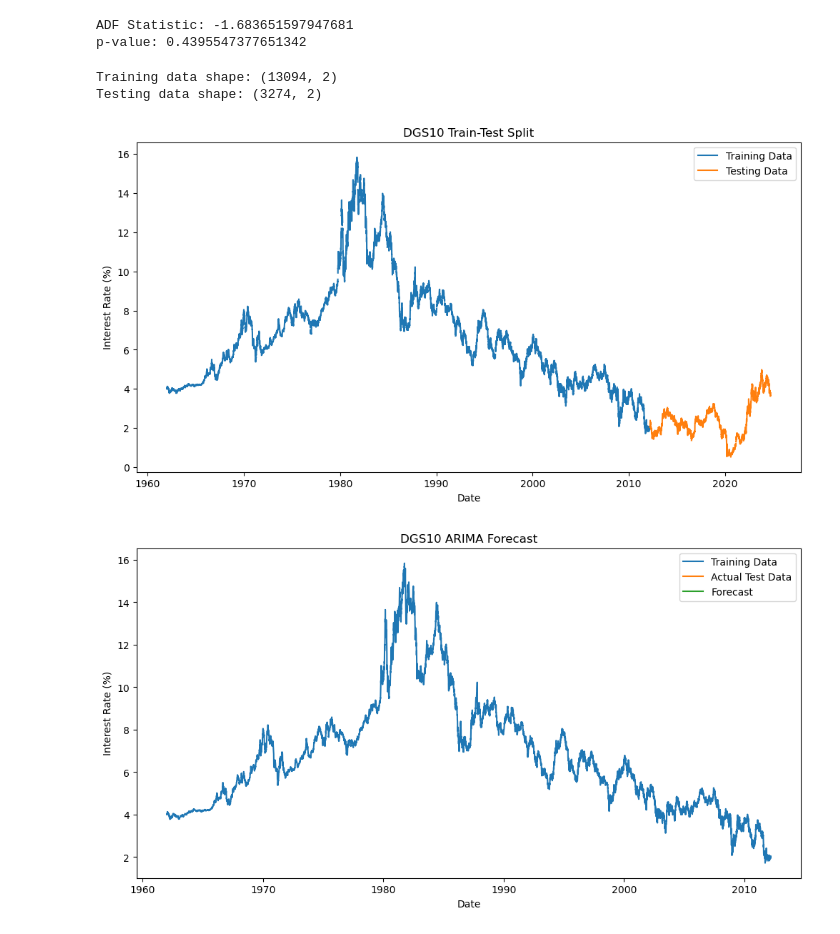
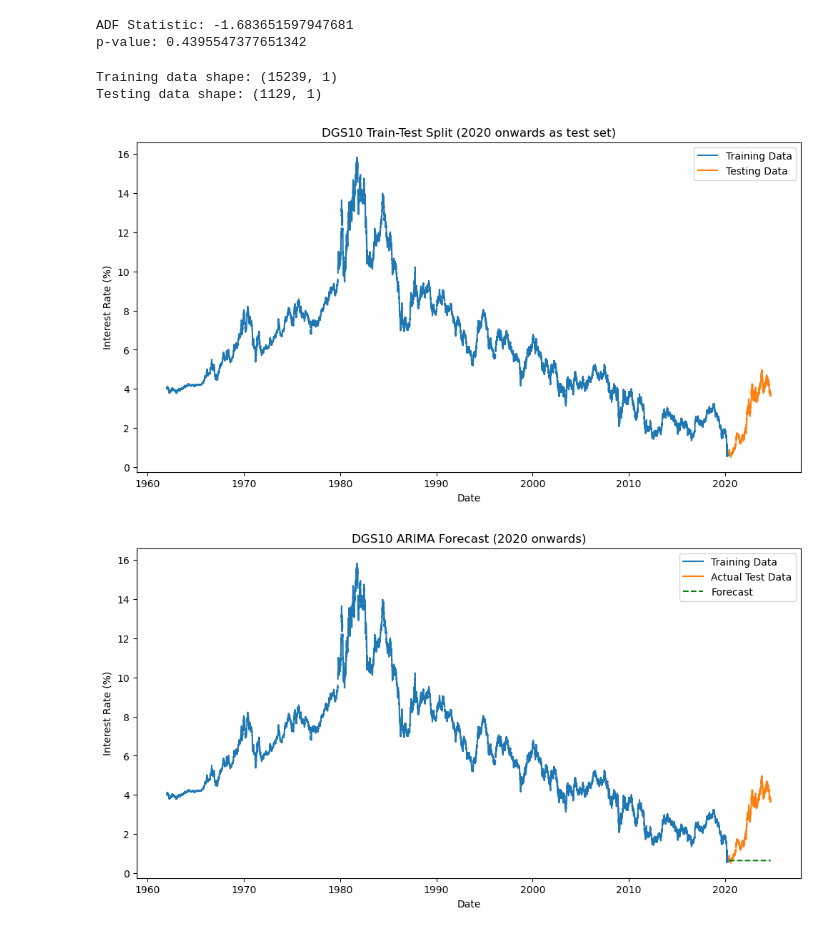
Before and after one commit to baublyte/DGS10-forecasting, a Jupyter notebook: Future loan demand or interest rates.ipynb, the cells around one changed output. Saved outputs shown, nothing was run; the diff lists cells and outputs as text; code cells hidden in the pictures.

```diff
--- a/Future loan demand or interest rates.ipynb
+++ b/Future loan demand or interest rates.ipynb
@@ -55,21 +55,17 @@ print(f'p-value: {adf_result[1]}')
 ADF Statistic: -1.683651597947681
 p-value: 0.4395547377651342
 # %%
+# Convert 'Date' to datetime if it's not already
+data['Date'] = pd.to_datetime(data['Date'])
+
 # Sort the data by date to ensure chronological order
 data = data.sort_values('Date')
 
-# Define the split point (e.g., use the last 20% of the data for testing)
-split_point = int(len(data) * 0.8)
+# Split the data
+train_data = data[data['Date'] < '2020-06-01']
+test_data = data[data['Date'] >= '2020-06-01']
 
-# Split the data
-train_data = data.iloc[:split_point]
-test_data = data.iloc[split_point:]
-
-# If you need the data as numpy arrays for some models
-X_train = train_data['Interest Rate'].values
-X_test = test_data['Interest Rate'].values
-
-# If you need datetime index
+# Set the date as index
 train_data.set_index('Date', inplace=True)
 test_data.set_index('Date', inplace=True)
 
@@ -80,13 +76,13 @@ print(f"Testing data shape: {test_data.shape}")
 plt.figure(figsize=(12, 6))
 plt.plot(train_data.index, train_data['Interest Rate'], label='Training Data')
 plt.plot(test_data.index, test_data['Interest Rate'], label='Testing Data')
-plt.title('DGS10 Train-Test Split')
+plt.title('DGS10 Train-Test Split (2020 onwards as test set)')
 plt.xlabel('Date')
 plt.ylabel('Interest Rate (%)')
 plt.legend()
 plt.show()
 # %% [output]
-Training data shape: (13094, 2)
-Testing data shape: (3274, 2)
+Training data shape: (15239, 1)
+Testing data shape: (1129, 1)
-[figure, old version]
+[figure, new version]
 # %%
@@ -95,45 +91,30 @@ mask = ~(aligned_forecast.isna() | aligned_test.isna())
 aligned_forecast = aligned_forecast[mask]
 aligned_test = aligned_test[mask]
 # %%
-from statsmodels.tsa.arima.model import ARIMA
-from sklearn.metrics import mean_squared_error
-import numpy as np
-import pandas as pd
-
-# Ensure there are no NaN values in the training and test data
-train_data = train_data.dropna()
-test_data = test_data.dropna()
 
 # Fit ARIMA model
-model = ARIMA(train_data['Interest Rate'], order=(1,1,1))
+model = ARIMA(train_data['Interest Rate'], order=(2,1,2))
 model_fit = model.fit()
 
 # Forecast
 forecast = model_fit.forecast(steps=len(test_data))
 
-# Ensure forecast and test data have the same index
-forecast = pd.Series(forecast, index=test_data.index)
-
-# Align the forecast with the test data
-aligned_forecast, aligned_test = forecast.align(test_data['Interest Rate'])
-
-
 # Calculate RMSE
-#rmse = np.sqrt(mean_squared_error(aligned_test, aligned_forecast))
+#rmse = np.sqrt(mean_squared_error(test_data['Interest Rate'], forecast))
 #print(f'RMSE: {rmse}')
 
 # Plot the results
 plt.figure(figsize=(12, 6))
 plt.plot(train_data.index, train_data['Interest Rate'], label='Training Data')
-plt.plot(aligned_test.index, aligned_test, label='Actual Test Data')
-plt.plot(aligned_forecast.index, aligned_forecast, label='Forecast')
-plt.title('DGS10 ARIMA Forecast')
+plt.plot(test_data.index, test_data['Interest Rate'], label='Actual Test Data')
+plt.plot(test_data.index, forecast, label='Forecast', color='green', linestyle='--')
+plt.title('DGS10 ARIMA Forecast (2020 onwards)')
 plt.xlabel('Date')
 plt.ylabel('Interest Rate (%)')
 plt.legend()
 plt.show()
 # %% [output]
-[figure, old version]
+[figure, new version]
 # %%
 
 # Step 3: Fit ARIMA model (Assuming p, d, q = 1, 1, 1 for simplicity)
```
Also changed, not shown: parts of 2 cells of this notebook.
